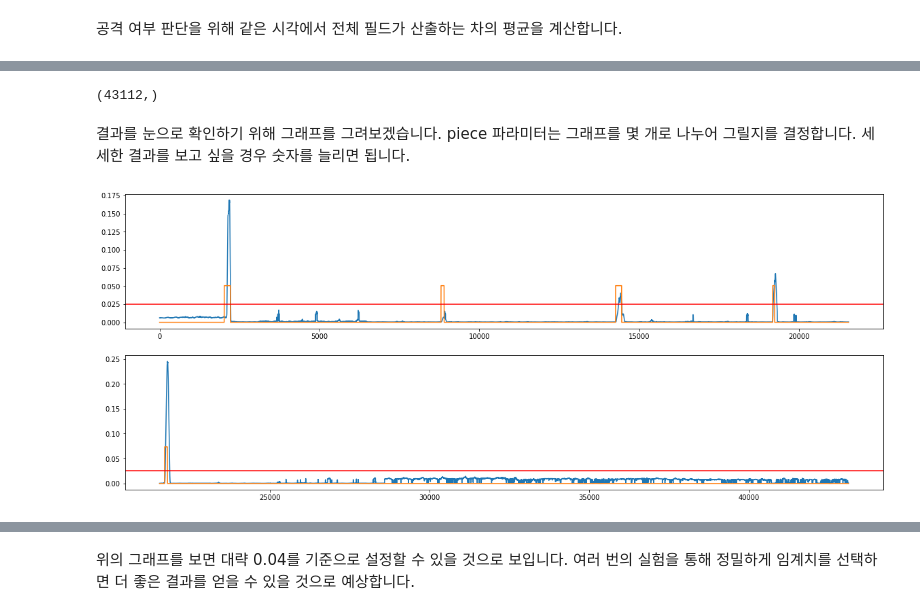
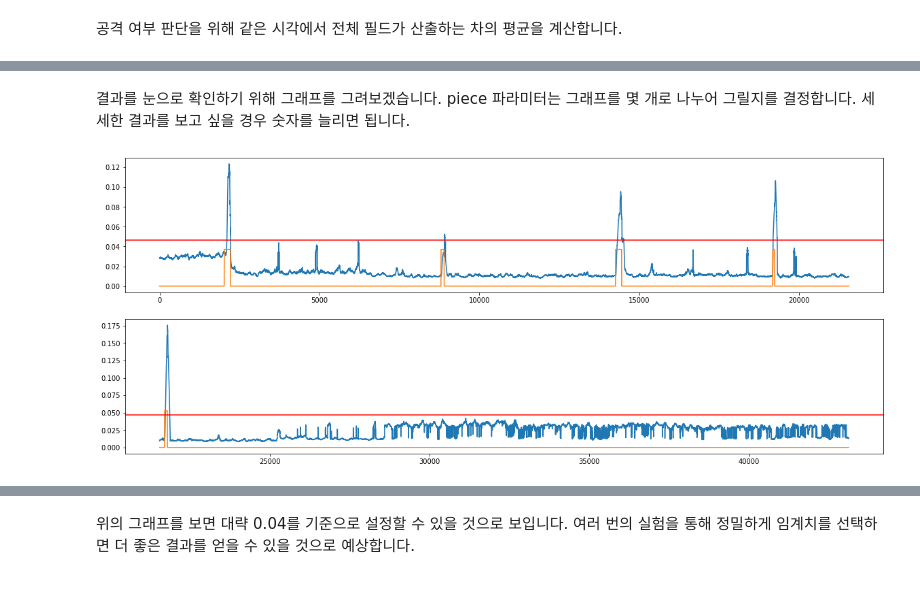
Before and after one commit to Pyossyoung/DACON, a Jupyter notebook: autoencoder-pytorch.ipynb, the cells around one changed output, grey strips where cells are left out. Drawn from its saved outputs; the diff is of its cells as text; code cells hidden in the pictures.

Commit message:
autoencoder-pytorch 개선
기존에 MSE 였던 Anomaly_score MAE로 바꿨습니다. 기타 자잘한 에러 사항 수정 완료.
TaPR 최대로 나오는 버전으로 최신화 하였습니다.

```diff
--- a/autoencoder-pytorch.ipynb
+++ b/autoencoder-pytorch.ipynb
@@ -614,7 +701,7 @@ MODEL.load_state_dict(SAVED_MODEL["state"])
 # %% [output]
 <All keys matched successfully>
 # %%
-with open(HOME + "/data/model_lstm.pt", "rb") as f:
+with open(HOME+"/data/AutoEncoderModel/model5.pt", "rb") as f:
     SAVED_MODEL_lstm = torch.load(f)
 
 MODEL_lstm.load_state_dict(SAVED_MODEL_lstm["state"])
@@ -655,3 +756,7 @@ VALIDATION_DF = normalize(VALIDATION_DF_RAW[VALID_COLUMNS_IN_TRAIN_DATASET])
+# %%
+#VALIDATION_DF = normalize(VALIDATION_DF_RAW[VALID_COLUMNS_IN_TRAIN_DATASET])
+#위에거가 원래 baseline code임. 아래는 Validation에서도 ewm을 써서 noise smoothing을 해준것.
+VALIDATION_DF = normalize(VALIDATION_DF_RAW[VALID_COLUMNS_IN_TRAIN_DATASET]).ewm(alpha=0.9).mean()
 # %%
 boundary_check(VALIDATION_DF)
 # %% [output]
@@ -742,2 +852,4 @@ array([[[4, 4],
 # %%
-np.mean(np.mean(a,axis=1),axis=1)
+ANOMALY_SCORE = np.mean(CHECK_DIST,axis=1)
+ANOMALY_SCORE = np.mean(ANOMALY_SCORE, axis=1)
+ANOMALY_SCORE.shape
@@ -749,2 +857,0 @@ ANOMALY_SCORE_.shape
-# %%
-ANOMALY_SCORE = np.mean(ANOMALY_SCORE_, axis=1)
@@ -753,7 +858,3 @@ ANOMALY_SCORE = np.mean(ANOMALY_SCORE, axis=1)
-# %%
-ANOMALY_SCORE.shape
-# %% [output]
-(43112,)
 # %% [markdown]
 결과를 눈으로 확인하기 위해 그래프를 그려보겠습니다.
 piece 파라미터는 그래프를 몇 개로 나누어 그릴지를 결정합니다.
@@ -775,9 +876,9 @@ def check_graph(xs, att, piece=2, THRESHOLD=None):
             axs[i].axhline(y=THRESHOLD, color='r')
     plt.show()
 # %%
-THRESHOLD = 0.025
+THRESHOLD = 0.0465
 check_graph(ANOMALY_SCORE, CHECK_ATT, piece=2, THRESHOLD=THRESHOLD)
 # %% [output]
-[figure, old version]
+[figure, new version]
 # %% [markdown]
 주황색 선은 공격 위치를 나타내고, 파란색 선은 (평균) 오차의 크기를 나타냅니다.
```
Also changed, not shown: parts of 39 cells of this notebook, 1 other file.
